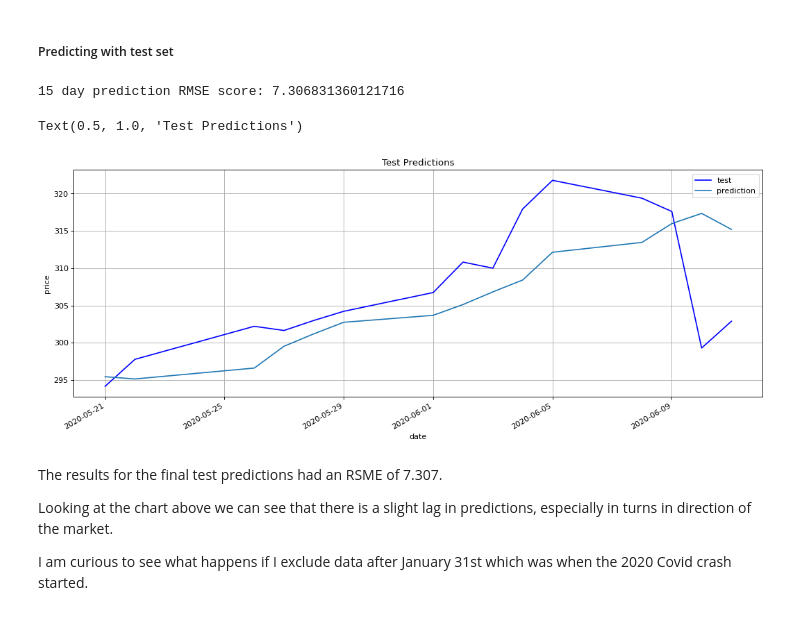
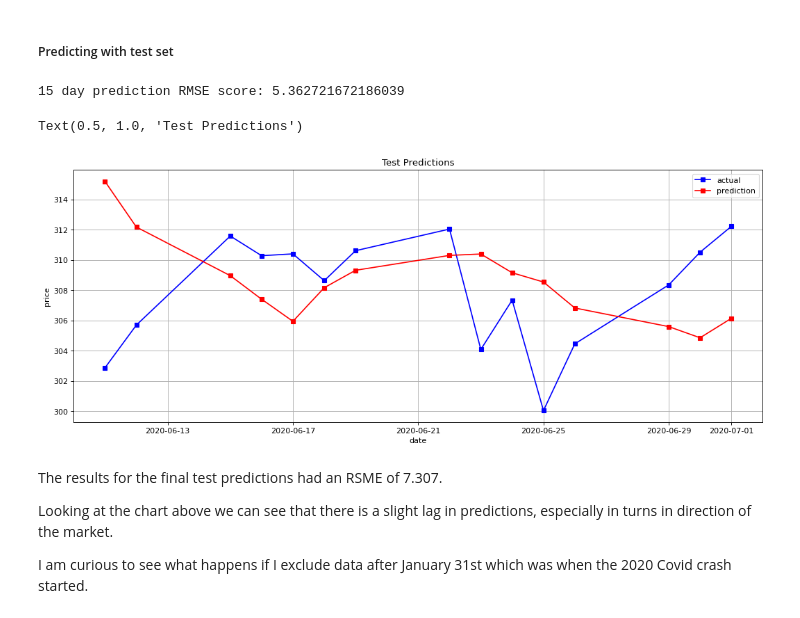
Before and after one commit to terrill11/spy_trend, a Jupyter notebook: models/multi_step_forecasting/spy_trend_direct.ipynb, the cells around one changed output. Saved outputs shown, nothing was run; the diff lists cells and outputs as text; code cells hidden in the pictures.

```diff
--- a/models/multi_step_forecasting/spy_trend_direct.ipynb
+++ b/models/multi_step_forecasting/spy_trend_direct.ipynb
@@ -481,7 +513,7 @@ for name, model in models.items():
     valid_results[name] = {}
     for day in range(1, days_to_predict+1):
 #         print(name, day)
-        model.fit(X_train_scaled, y_train_scaled[f'target_SPY_{day}d'])
+        model.fit(X_train_scaled, y_train_scaled[f'SPY_target_{day}d'])
         prediction = model.predict(X_valid_scaled)
         prediction = prediction * valid[f'SPY_std_{day}d'] + valid[f'SPY_mean_{day}d']
         valid_results[name][day] = prediction
@@ -494,9 +526,9 @@ valid_rmse_results = pd.DataFrame(index=range(1, days_to_predict+1))
 for name in models.keys():
     rmse_per_day = []
     for day in range(1, days_to_predict+1):
-        rmse_score = math.sqrt(mean_squared_error(y_valid[f'target_SPY_{day}d'], valid_results[name][i]))
+        rmse_score = math.sqrt(mean_squared_error(y_valid[f'SPY_target_{day}d'], valid_results[name][day]))
         rmse_per_day.append(rmse_score)
     valid_rmse_results[name] = rmse_per_day
 
-valid_rmse_results.head(2)
+valid_rmse_results.tail(2)
 # %% [output]
@@ -531,11 +565,11 @@ plt.gcf().set_facecolor('white')
 scaling_set = valid.iloc[-4:].append(test)
 scaling_set = scaling_set[scaling_set.columns.drop(list(scaling_set.filter(regex='mean')))
                                              .drop(list(scaling_set.filter(regex='std')))
-                                             .drop(list(scaling_set.filter(regex='target')))][cols_to_normalize[:-15]]
+                                             .drop(list(scaling_set.filter(regex='target')))][cols_to_normalize[:-days_to_predict]]
 mean_set = scaling_set.mean()
 # replace any zero value with a really small number to avoid zero division in case close value does not change over N days
 std_set = scaling_set.std().replace(0, 0.001)
-X_test_scaled = test[cols_to_normalize[:-15]]
+X_test_scaled = test[cols_to_normalize[:-days_to_predict]]
 X_test_scaled = (X_test_scaled - mean_set) / std_set
 
 # adding the rest of features that were not scaled
@@ -544,7 +578,7 @@ X_test_scaled = X_test_scaled.append(temp)
 
 # reordering the series based on X_train_valid_scaled column order
 # reshaping the sample
-X_test_scaled = X_test_scaled.reindex(X_train_valid_scaled.columns)
+X_test_scaled = X_test_scaled.reindex(features)
 X_test_scaled = X_test_scaled.values.reshape(1, -1)
 # %%
 # predicting the next 15 days with the most optimal models per day
@@ -553,10 +587,9 @@ optimal_models_per_day = valid_rmse_results.idxmin(axis=1)
 test_results = []
 for day in range(1, days_to_predict+1):
     optimal_model = optimal_models_per_day.loc[day]
-    model = models[optimal_model].fit(X_train_valid_scaled, y_train_valid_scaled[f'target_SPY_{day}d'])
+    model = models[optimal_model].fit(X_train_valid_scaled, y_train_valid_scaled[f'SPY_target_{day}d'])
 
     prediction = model.predict(X_test_scaled)
     prediction = prediction * test[f'SPY_std_{day}d'] + test[f'SPY_mean_{day}d']
     test_results.append(prediction[0])
-
 # test_results
@@ -563,22 +600,24 @@ for day in range(1, days_to_predict+1):
 # %%
-rmse_score = math.sqrt(mean_squared_error(actual_results['target_SPY_1d'], test_results))
-print(f'15 day prediction RMSE score: {rmse_score}')
+rmse_score = math.sqrt(mean_squared_error(actual_results['SPY_target_1d'], test_results))
+print(f'{days_to_predict} day prediction RMSE score: {rmse_score}')
 # %% [output]
-15 day prediction RMSE score: 7.306831360121716
+15 day prediction RMSE score: 5.362721672186039
 # %%
 # plot the rmse results and the predictions/actual data
 plt.figure(figsize=(16, 6), dpi=80, facecolor='w')
 
-ax = actual_results['target_SPY_1d'].plot(style='b', grid=True)
-# ax = test_results.plot(style='r', grid=True, ax=ax)
-ax1 = plt.plot(actual_results.index, test_results)
+# ax = actual_results['SPY_target_1d'].plot(style='b', marker='s', grid=True)
+# ax1 = plt.plot(actual_results.index, test_results, color='r', marker='s')
+plt.plot(actual_results.index, actual_results['SPY_target_1d'], color='b', marker='s')
+plt.plot(actual_results.index, test_results, color='r', marker='s')
 
-ax.legend(['test', 'prediction'])
-ax.set_xlabel('date')
-ax.set_ylabel('price')
-ax.set_title('Test Predictions')
+plt.grid()
+plt.legend(['actual', 'prediction'])
+plt.xlabel('date')
+plt.ylabel('price')
+plt.title('Test Predictions')
 # %% [output]
 Text(0.5, 1.0, 'Test Predictions')
-[figure, old version]
+[figure, new version]
 # %%
 # set date ranges
```
Also changed, not shown: parts of 26 cells of this notebook.
